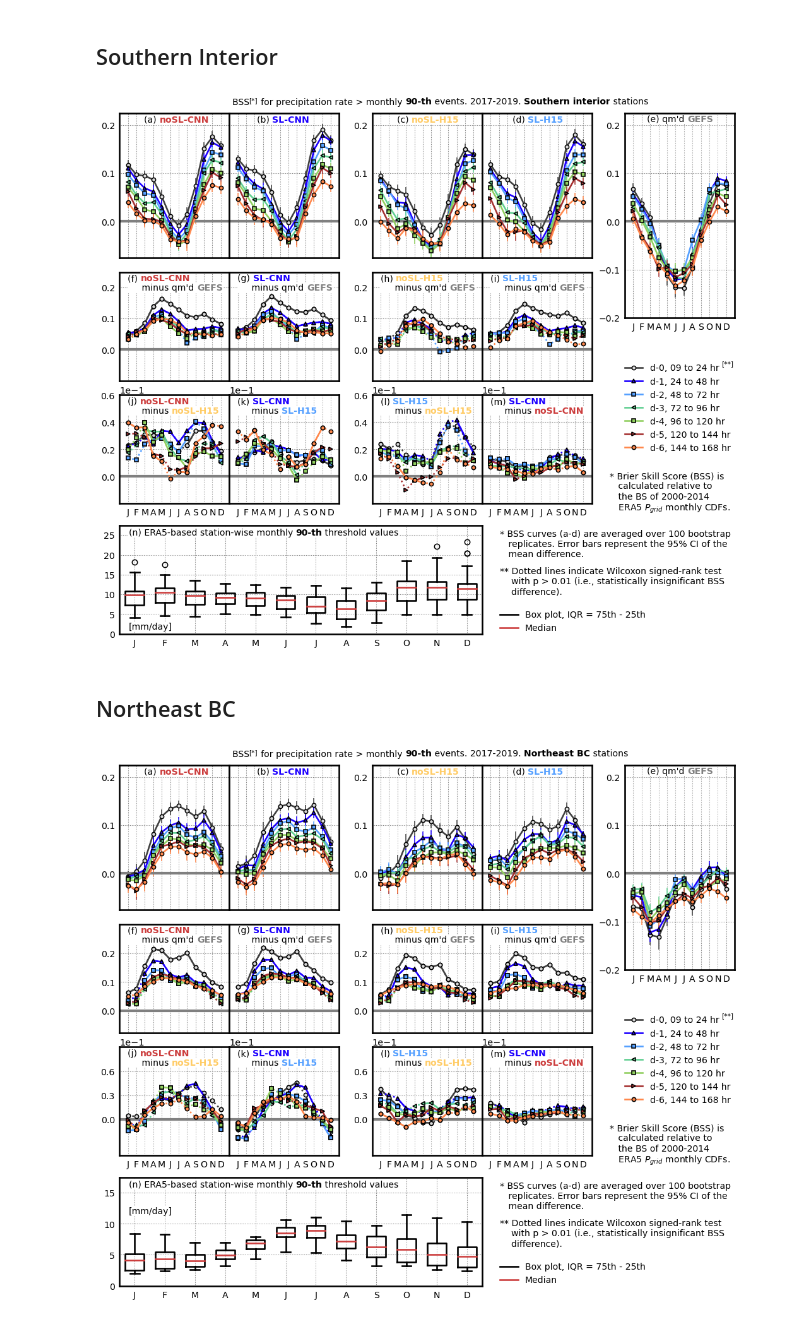
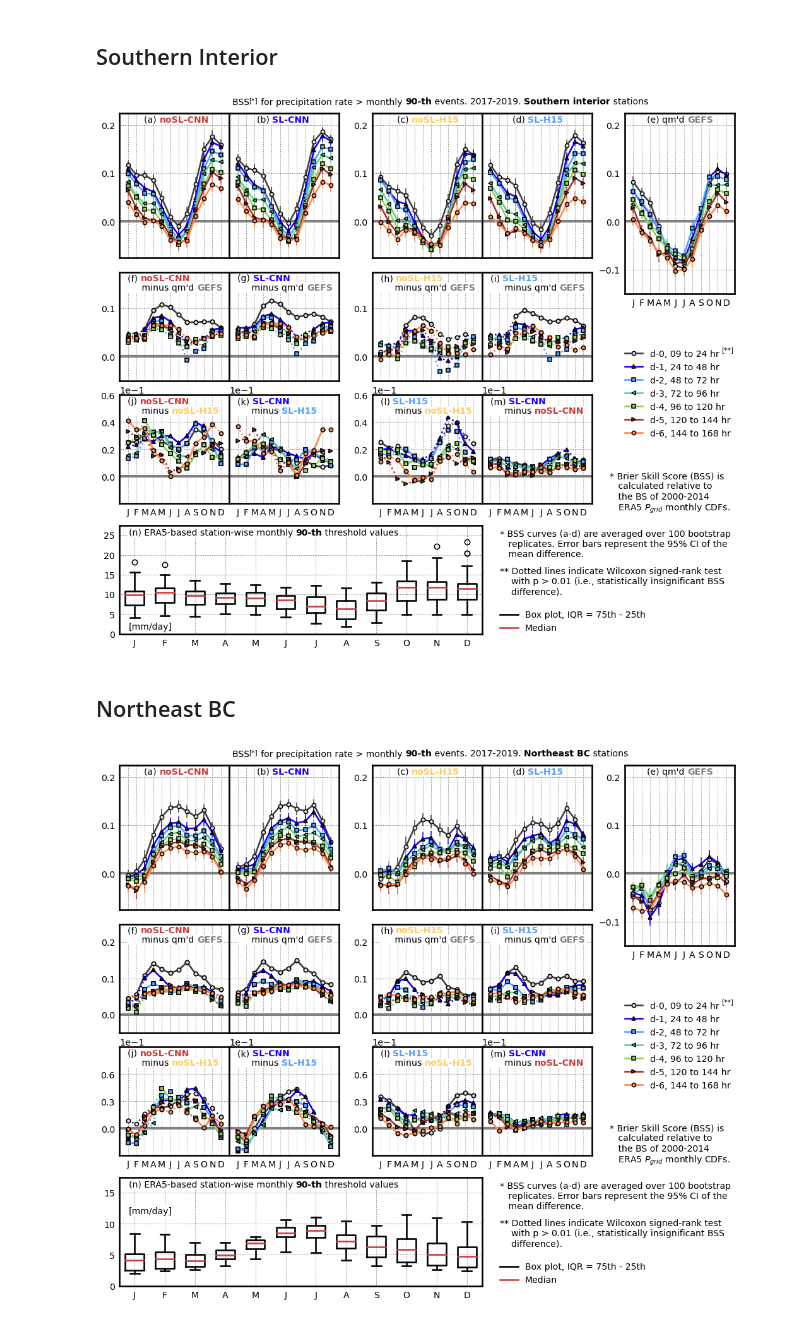
Before and after one commit to yingkaisha/rainbow, a Jupyter notebook: publish/PLOT_BSS_BCH.ipynb, the cells around one changed output. Cells and saved outputs as stored; diff of their text form; code cells hidden in the pictures.

Commit message:
update verification figures.

```diff
--- a/publish/PLOT_BSS_BCH.ipynb
+++ b/publish/PLOT_BSS_BCH.ipynb
@@ -347,11 +343,11 @@ BSS_wilcox = np.load(save_dir+'BSS_BCH_wilcox_loc0.npy', allow_pickle=True)[()]
 YLIM0 = [-0.05, 0.35]
 YLIM1 = [-0.05, 0.35]
 YLIM = YLIM1
-YLIM_gfs = [-0.25, 0.35]
+YLIM_gfs = [-0.15, 0.35]
 
 # 2nd row
-YLIM_diff00 = [-0.05, 0.3]
-YLIM_diff01 = [-0.05, 0.3]
+YLIM_diff00 = [-0.05, 0.2]
+YLIM_diff01 = [-0.05, 0.2]
 
 # 3rd row
 YLIM_diff1 = [-0.05, 0.1]
@@ -572,13 +568,13 @@ for i in range(2):
 for i in range(2, 4):
     AX_bss[0][i].set_yticks([0, 0.1, 0.2, 0.3])
 
-AX_gfs[0].set_yticks([-0.2, -0.1, 0, 0.1, 0.2, 0.3])
+AX_gfs[0].set_yticks([-0.1, 0, 0.1, 0.2, 0.3])
 
 for i in [0, 1]:
-    AX_diff[0][i].set_yticks([0, 0.1, 0.2, 0.3]);
+    AX_diff[0][i].set_yticks([0, 0.1, 0.2]);
 
 for i in [2, 3]:
-    AX_diff[0][i].set_yticks([0, 0.1, 0.2, 0.3]);
+    AX_diff[0][i].set_yticks([0, 0.1, 0.2]);
 
 for i in [0, 1]:
     AX_diff[1][i].ticklabel_format(axis='y', scilimits=(-1, -1))
@@ -607,7 +603,7 @@ handle_title += gu.string_partial_format(fig, ax_box, 0.025, 0.975, 'left', 'top
 pad = 0.0
 
 # legend BSS lines
-ax_lg1 = fig.add_axes([4.6/5.6, 0.825/3.6-pad, 1/5.6, 1/3.2])
+ax_lg1 = fig.add_axes([4.6/5.6, 0.925/3.6-pad, 1/5.6, 1/3.2])
 ax_lg1.set_axis_off()
 LG1 = ax_lg1.legend(handles=handle_lines, bbox_to_anchor=(1.035, 0.975),
                     ncol=1, prop={'size':fontsize}, fancybox=False);
@@ -664,11 +660,11 @@ BSS_wilcox = np.load(save_dir+'BSS_BCH_wilcox_loc1.npy', allow_pickle=True)[()]
 YLIM0 = [-0.075, 0.225]
 YLIM1 = [-0.075, 0.225]
 YLIM = YLIM1
-YLIM_gfs = [-0.2, 0.225]
+YLIM_gfs = [-0.15, 0.225]
 
 # 2nd row
-YLIM_diff00 = [-0.1, 0.25]
-YLIM_diff01 = [-0.1, 0.25]
+YLIM_diff00 = [-0.05, 0.175]
+YLIM_diff01 = [-0.05, 0.175]
 
 # 3rd row
 YLIM_diff1 = [-0.02, 0.06]
@@ -883,13 +879,13 @@ for i in range(2):
 for i in range(2, 4):
     AX_bss[0][i].set_yticks([0, 0.1, 0.2])
 
-AX_gfs[0].set_yticks([-0.2, -0.1, 0, 0.1, 0.2])
+AX_gfs[0].set_yticks([-0.1, 0, 0.1, 0.2])
 
 for i in [0, 1]:
-    AX_diff[0][i].set_yticks([0, 0.1, 0.2,]);
+    AX_diff[0][i].set_yticks([0, 0.1,]);
 
 for i in [2, 3]:
-    AX_diff[0][i].set_yticks([0, 0.1, 0.2,]);
+    AX_diff[0][i].set_yticks([0, 0.1,]);
 
 for i in [0, 1]:
     AX_diff[1][i].ticklabel_format(axis='y', scilimits=(-1, -1))
@@ -918,7 +914,7 @@ handle_title += gu.string_partial_format(fig, ax_box, 0.025, 0.975, 'left', 'top
 pad = 0.0
 
 # legend BSS lines
-ax_lg1 = fig.add_axes([4.6/5.6, 0.825/3.6-pad, 1/5.6, 1/3.2])
+ax_lg1 = fig.add_axes([4.6/5.6, 0.925/3.6-pad, 1/5.6, 1/3.2])
 ax_lg1.set_axis_off()
 LG1 = ax_lg1.legend(handles=handle_lines, bbox_to_anchor=(1.035, 0.975),
                     ncol=1, prop={'size':fontsize}, fancybox=False);
@@ -963,7 +959,7 @@ if need_publish:
     # Save figure
     fig.savefig(fig_dir+'AnEn_BCH_BSS_southern.png', format='png', **fig_keys)
 # %% [output]
-[figure, old version]
+[figure, new version]
 # %% [markdown]
 ## Northeast BC
 # %%
@@ -975,15 +971,15 @@ BSS_wilcox = np.load(save_dir+'BSS_BCH_wilcox_loc2.npy', allow_pickle=True)[()]
 YLIM0 = [-0.075, 0.225]
 YLIM1 = [-0.075, 0.225]
 YLIM = YLIM1
-YLIM_gfs = [-0.2, 0.225]
+YLIM_gfs = [-0.15, 0.225]
 
 # 2nd row
-YLIM_diff00 = [-0.075, 0.3]
-YLIM_diff01 = [-0.075, 0.3]
+YLIM_diff00 = [-0.05, 0.25]
+YLIM_diff01 = [-0.05, 0.25]
 
 # 3rd row
-YLIM_diff1 = [-0.045, 0.09]
-YLIM_diff2 = [-0.045, 0.09]
+YLIM_diff1 = [-0.03, 0.09]
+YLIM_diff2 = [-0.03, 0.09]
 
 labels = ['d-0, 09 to 24 hr',
           'd-1, 24 to 48 hr',
@@ -1194,7 +1190,7 @@ for i in range(2):
 for i in range(2, 4):
     AX_bss[0][i].set_yticks([0, 0.1, 0.2])
 
-AX_gfs[0].set_yticks([-0.2, -0.1, 0, 0.1, 0.2])
+AX_gfs[0].set_yticks([-0.1, 0, 0.1, 0.2])
 
 for i in [0, 1]:
     AX_diff[0][i].set_yticks([0, 0.1, 0.2,]);
@@ -1229,7 +1225,7 @@ handle_title += gu.string_partial_format(fig, ax_box, 0.025, 0.975, 'left', 'top
 pad = 0.0
 
 # legend BSS lines
-ax_lg1 = fig.add_axes([4.6/5.6, 0.825/3.6-pad, 1/5.6, 1/3.2])
+ax_lg1 = fig.add_axes([4.6/5.6, 0.925/3.6-pad, 1/5.6, 1/3.2])
 ax_lg1.set_axis_off()
 LG1 = ax_lg1.legend(handles=handle_lines, bbox_to_anchor=(1.035, 0.975),
                     ncol=1, prop={'size':fontsize}, fancybox=False);
@@ -1247,31 +1243,31 @@ ax_w1.text(0, 1, '* Brier Skill Score (BSS) is\n   calculated relative to\n   th
 
 ax_w2 = fig.add_axes([3.6/5.6-0.025, (0.3)/3.6-pad, 1/5.6+0.025, 0.375/3.2])
 ax_w2.set_axis_off()
 ax_w2.text(0, 1, '* BSS curves (a-d) are averaged over 100 bootstrap\n   replicates. Error bars represent the 95% CI of the\n   mean difference.',
           ha='left', va='top', fontsize=fontsize, transform=ax_w2.transAxes);
 
 ax_w3 = fig.add_axes([3.6/5.6-0.025, (-0.1)/3.6-pad, 1/5.6+0.025, 0.5/3.2])
 ax_w3.set_axis_off()
 ax_w3.text(0, 1,
            '** Dotted lines indicate Wilcoxon signed-rank test\n    with p > 0.01 (i.e., statistically insignificant BSS\n    difference).',
            ha='left', va='top', fontsize=fontsize, transform=ax_w3.transAxes);
 
 # legend box plot
 ax_lg2 = fig.add_axes([3.6/5.6-0.025, (0.0)/3.6-pad, 0.25, 0.06])
 ax_lg2.set_axis_off()
 LG2 = ax_lg2.legend([handle_boxp["boxes"][0], handle_boxp["medians"][0]],
                    ['Box plot, IQR = 75th - 25th', 'Median'],
                    bbox_to_anchor=(1, 1), ncol=1, prop={'size':fontsize})
 LG2.get_frame().set_facecolor('none')
 LG2.get_frame().set_linewidth(0)
 LG2.get_frame().set_alpha(1.0)
 # -------------------------------------- #
 
 for handle in handle_title:
     handle.set_bbox(dict(facecolor='w', pad=0.5, edgecolor='none', zorder=2))
 
 if need_publish:
     # Save figure
     fig.savefig(fig_dir+'AnEn_BCH_BSS_Northeast.png', format='png', **fig_keys)
 # %% [output]
-[figure, old version]
+[figure, new version]
```
Also changed, not shown: parts of 2 cells of this notebook, 2 other files.
